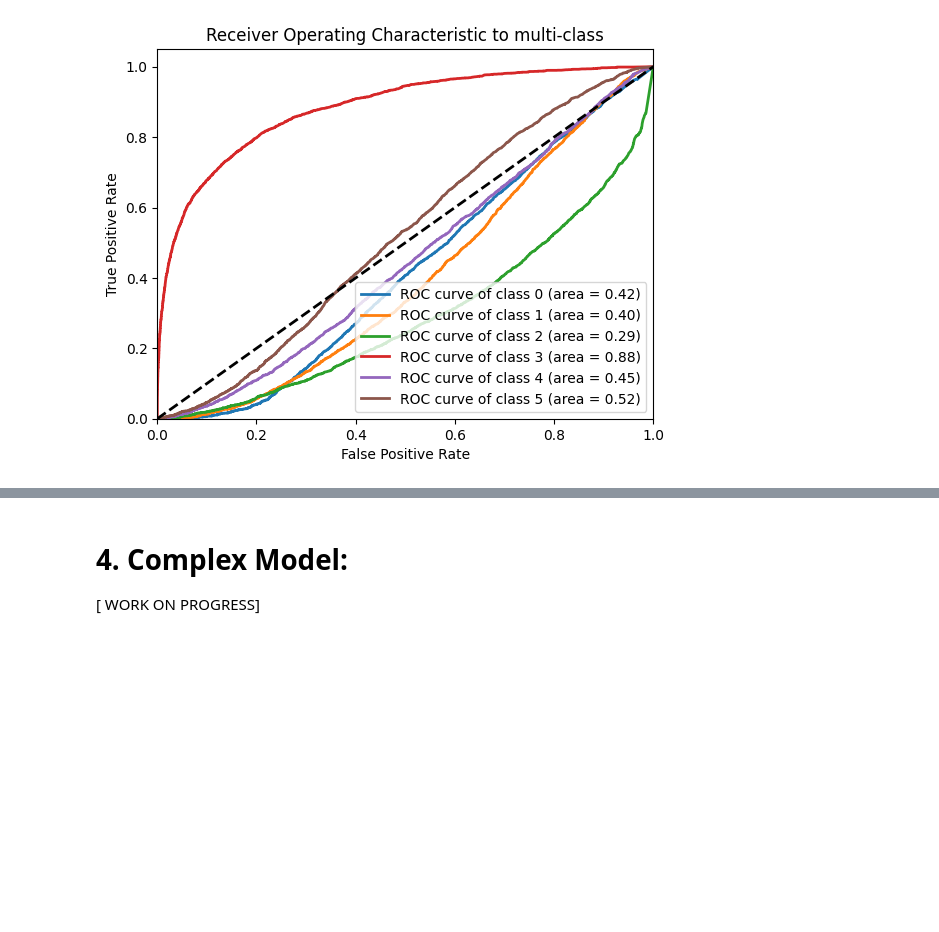
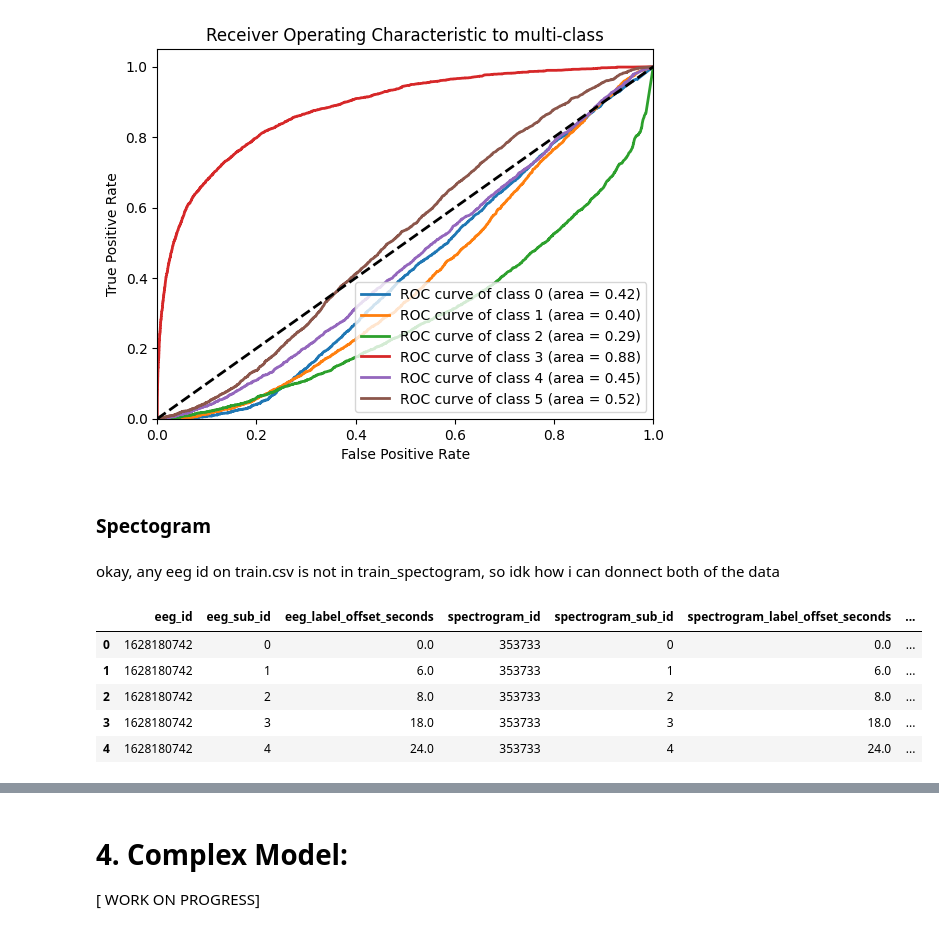
Before and after one commit to ramisa7/Team_EEG, a Jupyter notebook: Baseline_Model_Data_Science_Final_Project.ipynb, the cells around one changed output, grey strips where cells are left out. Saved outputs shown, nothing was run; the diff lists cells and outputs as text; code cells hidden in the pictures; blank space fills up the shorter version.

Commit message:
Baseline Model : EEG & Spectro

```diff
--- a/Baseline_Model_Data_Science_Final_Project.ipynb
+++ b/Baseline_Model_Data_Science_Final_Project.ipynb
@@ -398,3 +398,27 @@ plt.legend(loc="lower right")
 plt.show()
 # %% [output]
 [figure]
+# %% [markdown]
+### Spectogram
+# %% [markdown]
+okay, any eeg id on train.csv is not in train_spectogram, so idk how i can donnect both of the data
+# %%
+import pandas as pd
+import os
+import pyarrow.parquet as pq
+from sklearn.ensemble import RandomForestClassifier
+from sklearn.model_selection import train_test_split, cross_val_score
+from sklearn.metrics import accuracy_score, classification_report
+import matplotlib.pyplot as plt
+
+# Step 1: Load the data
+train_data = pd.read_csv('train.csv')
+# %%
+train_data.head()
+# %% [output]
+|  | eeg_id | eeg_sub_id | eeg_label_offset_seconds | spectrogram_id | spectrogram_sub_id | spectrogram_label_offset_seconds | ... |
+| 0 | 1628180742 | 0 | 0.0 | 353733 | 0 | 0.0 | ... |
+| 1 | 1628180742 | 1 | 6.0 | 353733 | 1 | 6.0 | ... |
+| 2 | 1628180742 | 2 | 8.0 | 353733 | 2 | 8.0 | ... |
+| 3 | 1628180742 | 3 | 18.0 | 353733 | 3 | 18.0 | ... |
+| 4 | 1628180742 | 4 | 24.0 | 353733 | 4 | 24.0 | ... |
```
Also changed, not shown: parts of 1 cell of this notebook.
